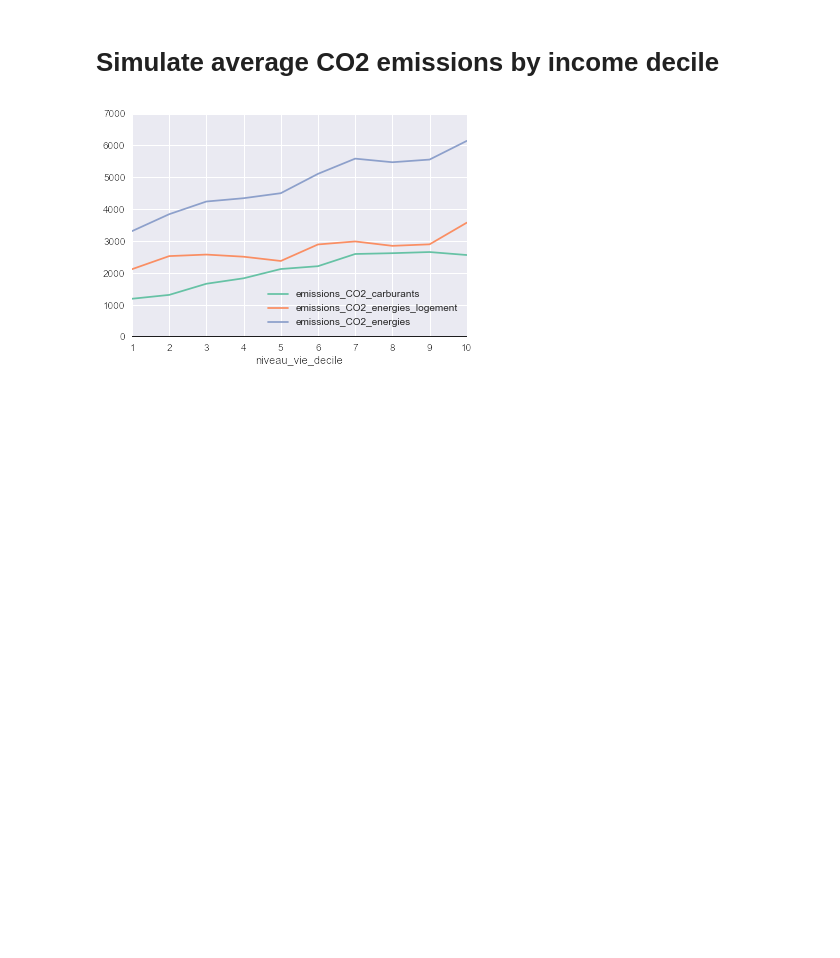
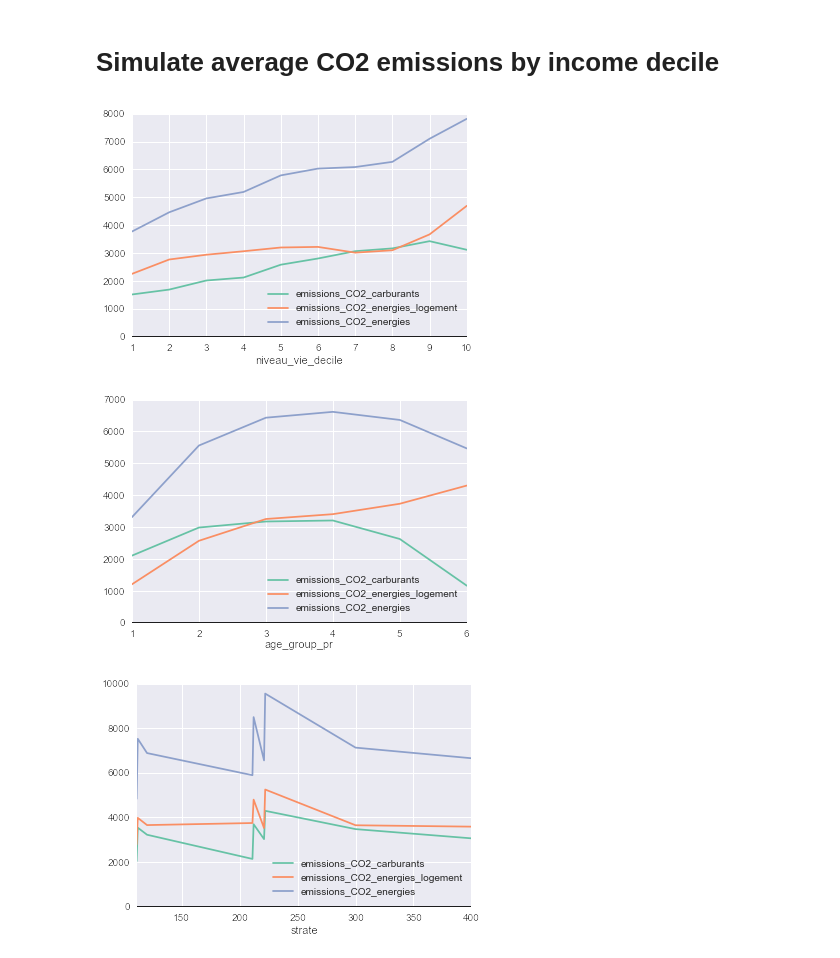
Before and after one commit to openfisca/openfisca-france-indirect-taxation, a Jupyter notebook: openfisca_france_indirect_taxation/examples/notebooks/Untitled Folder/emissions_by_income_decile.ipynb, the cells around one changed output. Saved outputs shown, nothing was run; the diff lists cells and outputs as text; code cells hidden in the pictures; blank space fills up the shorter version.

```diff
--- a/openfisca_france_indirect_taxation/examples/notebooks/Untitled Folder/emissions_by_income_decile.ipynb
+++ b/openfisca_france_indirect_taxation/examples/notebooks/Untitled Folder/emissions_by_income_decile.ipynb
@@ -24,31 +24,34 @@ seaborn.set_palette(seaborn.color_palette("Set2", 12))
 # %%
 # Sélection des variables utilisées pour la simulation
 
 inflators_by_year = get_inflators_by_year_energy(rebuild = False)
-year = 2012
-data_year = 2005
+year = 2014
+data_year = 2011
 elasticities = get_elasticities(data_year)
 inflation_kwargs = dict(inflator_by_variable = inflators_by_year[year])
 del inflation_kwargs['inflator_by_variable']['somme_coicop12']
 
 simulated_variables = ['emissions_CO2_carburants', 'emissions_CO2_energies_logement', 'emissions_CO2_energies']
 
 survey_scenario = SurveyScenario.create(
     elasticities = elasticities,
     inflation_kwargs = inflation_kwargs,
     reform_key = 'taxe_carbone',
     year = year,
     data_year = data_year
     )
-pivot_table = pandas.DataFrame()
-for values in simulated_variables:
-    pivot_table = pandas.concat([
-        pivot_table,
-        survey_scenario.compute_pivot_table(values = [values], columns = ['niveau_vie_decile'])
-        ])
-df = pivot_table.T
+for category in ['niveau_vie_decile', 'age_group_pr', 'strate']:
+    pivot_table = pandas.DataFrame()
+    for values in simulated_variables:
+        pivot_table = pandas.concat([
+            pivot_table,
+            survey_scenario.compute_pivot_table(values = [values], columns = ['{}'.format(category)])
+            ])
+    df = pivot_table.T
 
-# Réalisation de graphiques
-graph_builder_line(df)
+    # Réalisation de graphiques
+    graph_builder_line(df)
 # %% [output]
-[figure, old version]
+[figure, new version]
+[figure, added]
+[figure, added]
```
Also changed, not shown: 2 other files.
